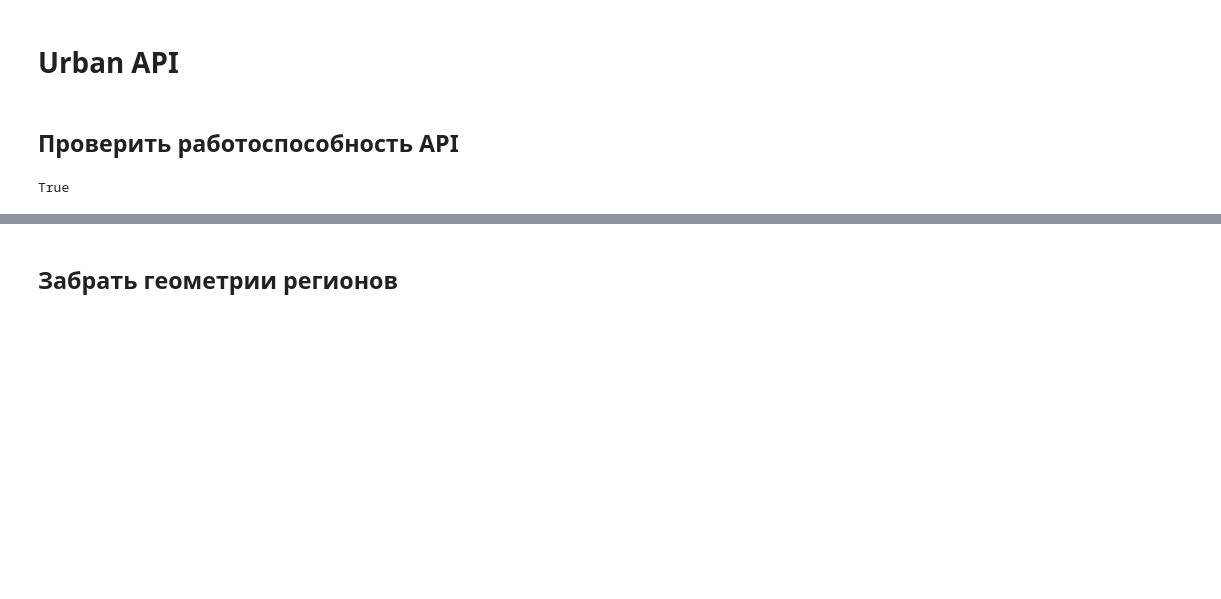
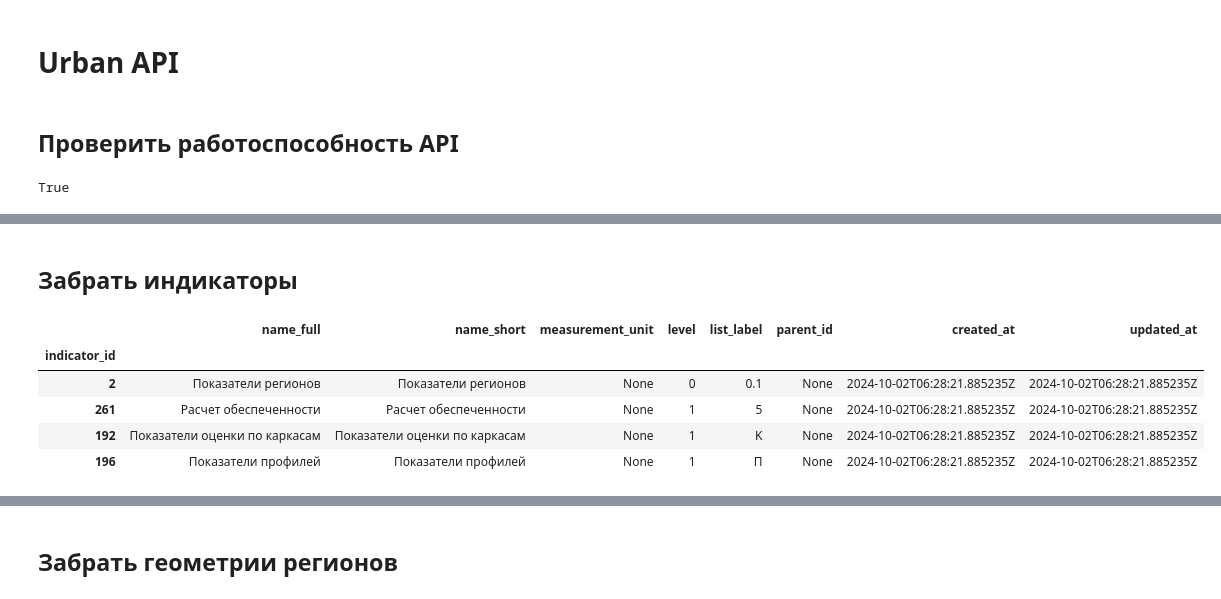
Before and after one commit to vasilstar97/idu-clients, a Jupyter notebook: examples/urban_api.ipynb, the cells around one changed output, grey strips where cells are left out. Saved outputs shown, nothing was run; the diff lists cells and outputs as text; code cells hidden in the pictures; blank space fills up the shorter version.

```diff
--- a/examples/urban_api.ipynb
+++ b/examples/urban_api.ipynb
@@ -12,0 +60,11 @@ True
+# %% [markdown]
+## Забрать индикаторы
+# %%
+await urban_api.get_indicators()
+# %% [output]
+|  | name_full | name_short | measurement_unit | level | list_label | parent_id | created_at | updated_at |
+| indicator_id |  |  |  |  |  |  |  |  |
+| 2 | Показатели регионов | Показатели регионов | None | 0 | 0.1 | None | 2024-10-02T06:28:21.885235Z | 2024-10-02T06:28:21.885235Z |
+| 261 | Расчет обеспеченности | Расчет обеспеченности | None | 1 | 5 | None | 2024-10-02T06:28:21.885235Z | 2024-10-02T06:28:21.885235Z |
+| 192 | Показатели оценки по каркасам | Показатели оценки по каркасам | None | 1 | K | None | 2024-10-02T06:28:21.885235Z | 2024-10-02T06:28:21.885235Z |
+| 196 | Показатели профилей | Показатели профилей | None | 1 | П | None | 2024-10-02T06:28:21.885235Z | 2024-10-02T06:28:21.885235Z |
```
Also changed, not shown: parts of 10 cells of this notebook, 1 other file.
